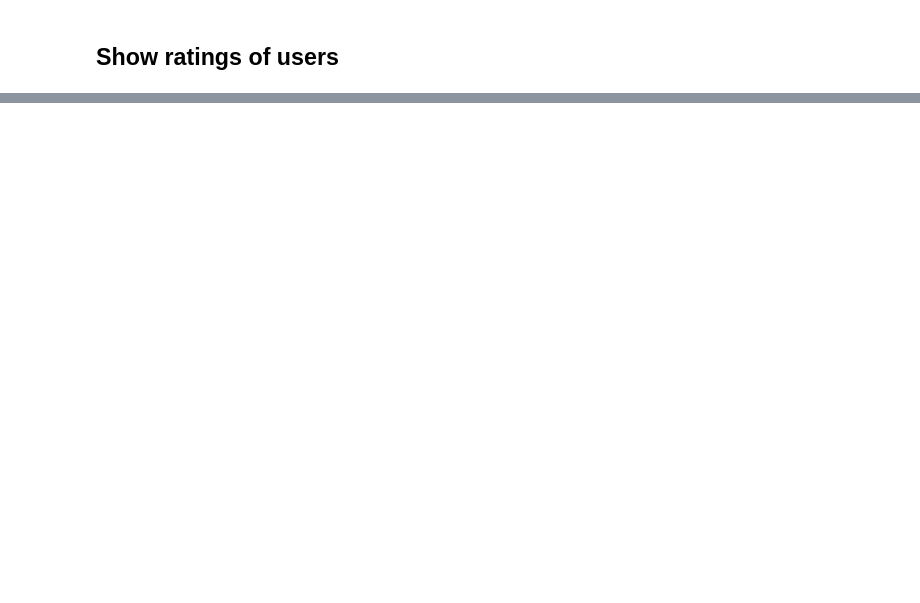
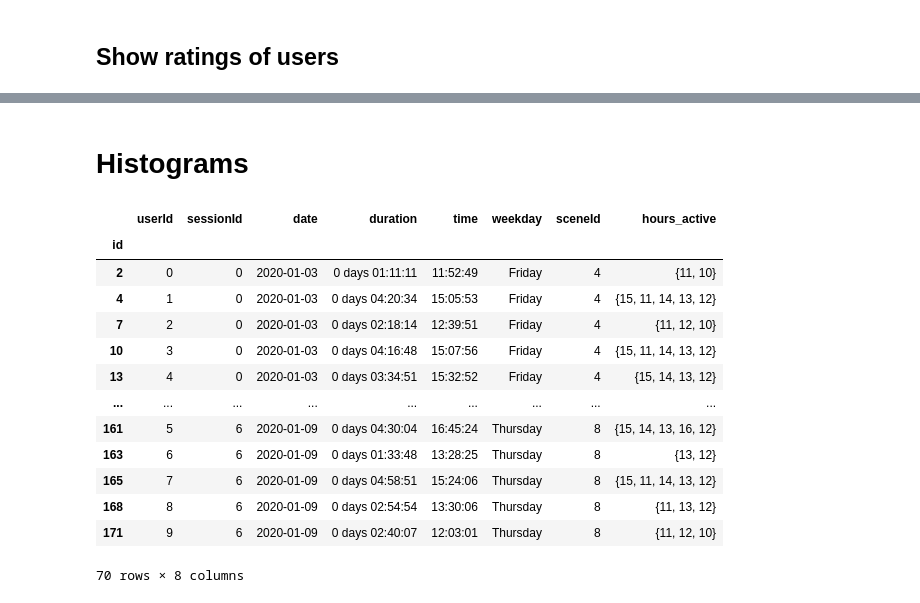
Before and after one commit to donutboy929/tictactAI, a Jupyter notebook: jupyter/visualise-a28-metrics/visualiser.ipynb, the cells around one changed output, grey strips where cells are left out. Saved outputs shown, nothing was run; the diff lists cells and outputs as text; code cells hidden in the pictures; blank space fills up the shorter version.

```diff
--- a/jupyter/visualise-a28-metrics/visualiser.ipynb
+++ b/jupyter/visualise-a28-metrics/visualiser.ipynb
@@ -193,0 +191,28 @@ plot = df_rating_grouped.plot.pie(y='count', figsize=(5, 5))
+# %% [markdown]
+# Histograms
+# %%
+def get_times_active(row):
+    end = row['time'].hour
+    start = row['time'].hour - row['duration'].seconds//3600
+    return_set = set()
+    for i in range(end - start + 1):
+        return_set.add(str(start + i))
+    return return_set
+
+df_processed['hours_active'] = df_processed.apply(get_times_active, axis=1)
+df_processed
+# %% [output]
+|  | userId | sessionId | date | duration | time | weekday | sceneId | hours_active |
+| id |  |  |  |  |  |  |  |  |
+| 2 | 0 | 0 | 2020-01-03 | 0 days 01:11:11 | 11:52:49 | Friday | 4 | {11, 10} |
+| 4 | 1 | 0 | 2020-01-03 | 0 days 04:20:34 | 15:05:53 | Friday | 4 | {15, 11, 14, 13, 12} |
+| 7 | 2 | 0 | 2020-01-03 | 0 days 02:18:14 | 12:39:51 | Friday | 4 | {11, 12, 10} |
+| 10 | 3 | 0 | 2020-01-03 | 0 days 04:16:48 | 15:07:56 | Friday | 4 | {15, 11, 14, 13, 12} |
+| 13 | 4 | 0 | 2020-01-03 | 0 days 03:34:51 | 15:32:52 | Friday | 4 | {15, 14, 13, 12} |
+| ... | ... | ... | ... | ... | ... | ... | ... | ... |
+| 161 | 5 | 6 | 2020-01-09 | 0 days 04:30:04 | 16:45:24 | Thursday | 8 | {15, 14, 13, 16, 12} |
+| 163 | 6 | 6 | 2020-01-09 | 0 days 01:33:48 | 13:28:25 | Thursday | 8 | {13, 12} |
+| 165 | 7 | 6 | 2020-01-09 | 0 days 04:58:51 | 15:24:06 | Thursday | 8 | {15, 11, 14, 13, 12} |
+| 168 | 8 | 6 | 2020-01-09 | 0 days 02:54:54 | 13:30:06 | Thursday | 8 | {11, 13, 12} |
+| 171 | 9 | 6 | 2020-01-09 | 0 days 02:40:07 | 12:03:01 | Thursday | 8 | {11, 12, 10} |
+70 rows × 8 columns
```
Also changed, not shown: parts of 19 cells of this notebook.
